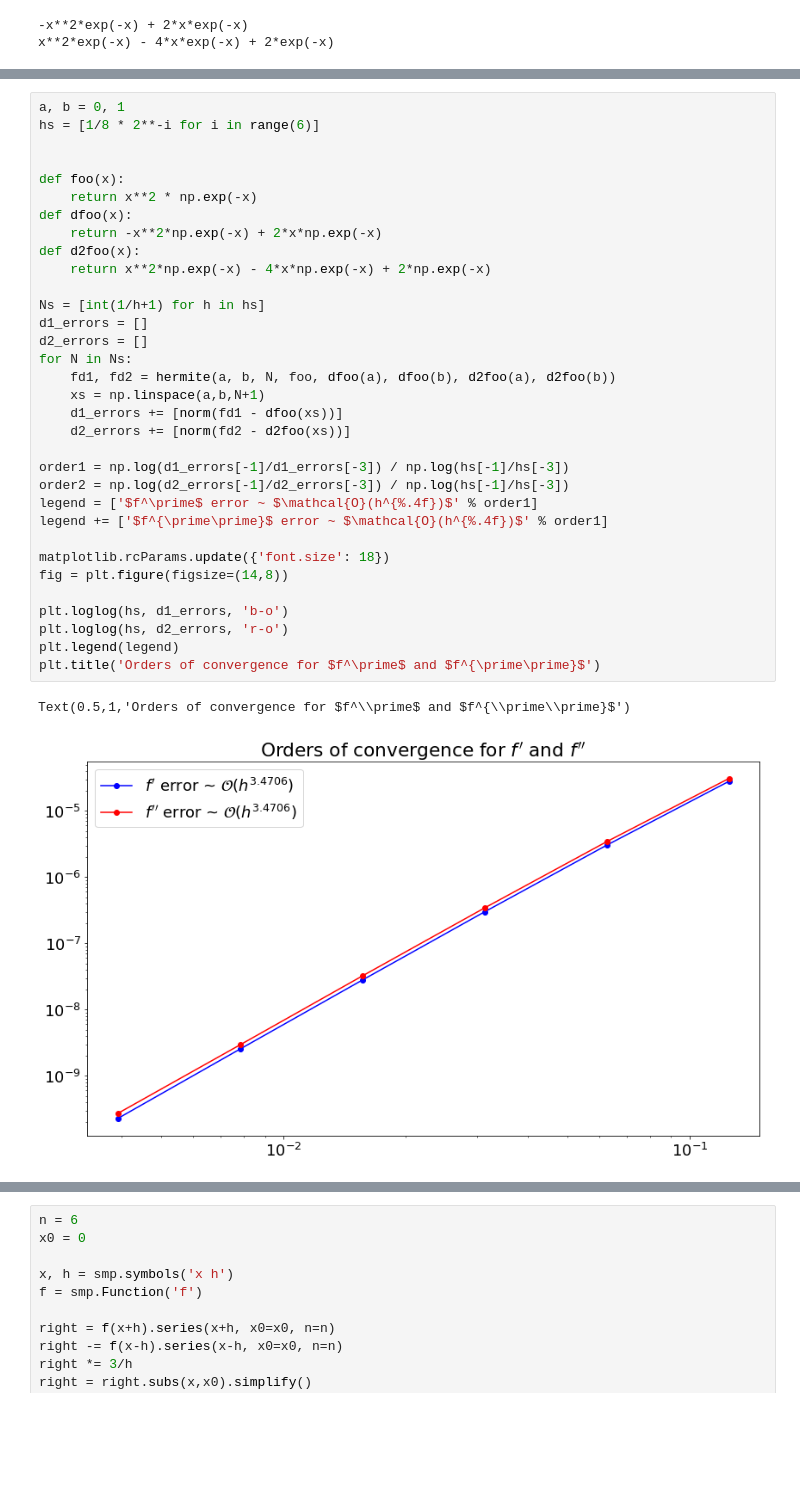
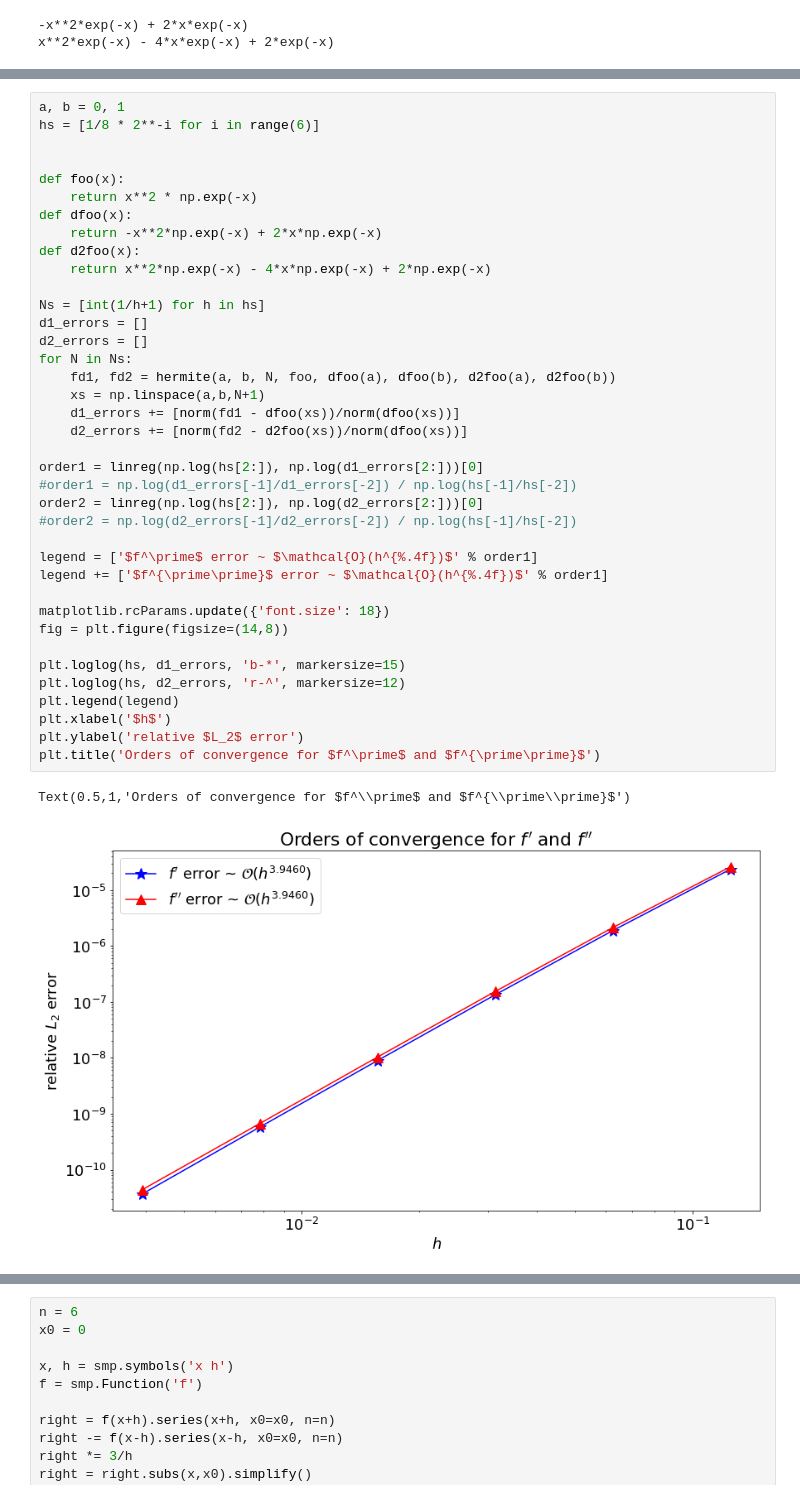
Before and after one commit to shawsa/m567, a Jupyter notebook: HW1.ipynb, the cells around one changed output, grey strips where cells are left out. Drawn from its saved outputs; the diff is of its cells as text; blank space fills up the shorter version.

```diff
--- a/HW1.ipynb
+++ b/HW1.ipynb
@@ -222,39 +234,44 @@ x**2*exp(-x) - 4*x*exp(-x) + 2*exp(-x)
 # %%
 a, b = 0, 1
 hs = [1/8 * 2**-i for i in range(6)]
 
 
 def foo(x):
     return x**2 * np.exp(-x)
 def dfoo(x):
     return -x**2*np.exp(-x) + 2*x*np.exp(-x)
 def d2foo(x):
     return x**2*np.exp(-x) - 4*x*np.exp(-x) + 2*np.exp(-x)
 
 Ns = [int(1/h+1) for h in hs]
 d1_errors = []
 d2_errors = []
 for N in Ns:
     fd1, fd2 = hermite(a, b, N, foo, dfoo(a), dfoo(b), d2foo(a), d2foo(b))
     xs = np.linspace(a,b,N+1)
-    d1_errors += [norm(fd1 - dfoo(xs))]
-    d2_errors += [norm(fd2 - d2foo(xs))]
+    d1_errors += [norm(fd1 - dfoo(xs))/norm(dfoo(xs))]
+    d2_errors += [norm(fd2 - d2foo(xs))/norm(dfoo(xs))]
 
-order1 = np.log(d1_errors[-1]/d1_errors[-3]) / np.log(hs[-1]/hs[-3])
-order2 = np.log(d2_errors[-1]/d2_errors[-3]) / np.log(hs[-1]/hs[-3])
+order1 = linreg(np.log(hs[2:]), np.log(d1_errors[2:]))[0]
+#order1 = np.log(d1_errors[-1]/d1_errors[-2]) / np.log(hs[-1]/hs[-2])
+order2 = linreg(np.log(hs[2:]), np.log(d2_errors[2:]))[0]
+#order2 = np.log(d2_errors[-1]/d2_errors[-2]) / np.log(hs[-1]/hs[-2])
+
 legend = ['$f^\prime$ error ~ $\mathcal{O}(h^{%.4f})$' % order1]
 legend += ['$f^{\prime\prime}$ error ~ $\mathcal{O}(h^{%.4f})$' % order1]
 
 matplotlib.rcParams.update({'font.size': 18})
 fig = plt.figure(figsize=(14,8))
 
-plt.loglog(hs, d1_errors, 'b-o')
-plt.loglog(hs, d2_errors, 'r-o')
+plt.loglog(hs, d1_errors, 'b-*', markersize=15)
+plt.loglog(hs, d2_errors, 'r-^', markersize=12)
 plt.legend(legend)
+plt.xlabel('$h$')
+plt.ylabel('relative $L_2$ error')
 plt.title('Orders of convergence for $f^\prime$ and $f^{\prime\prime}$')
 # %% [output]
 Text(0.5,1,'Orders of convergence for $f^\\prime$ and $f^{\\prime\\prime}$')
-[figure, old version]
+[figure, new version]
 # %%
 orders1 = [np.log(err1/err0)/np.log(.5) for err0, err1 in zip(d1_errors[:-1], d1_errors[1:])]
 orders1 = ['-'] + orders1
```
Also changed, not shown: parts of 14 cells of this notebook, 2 other files.
